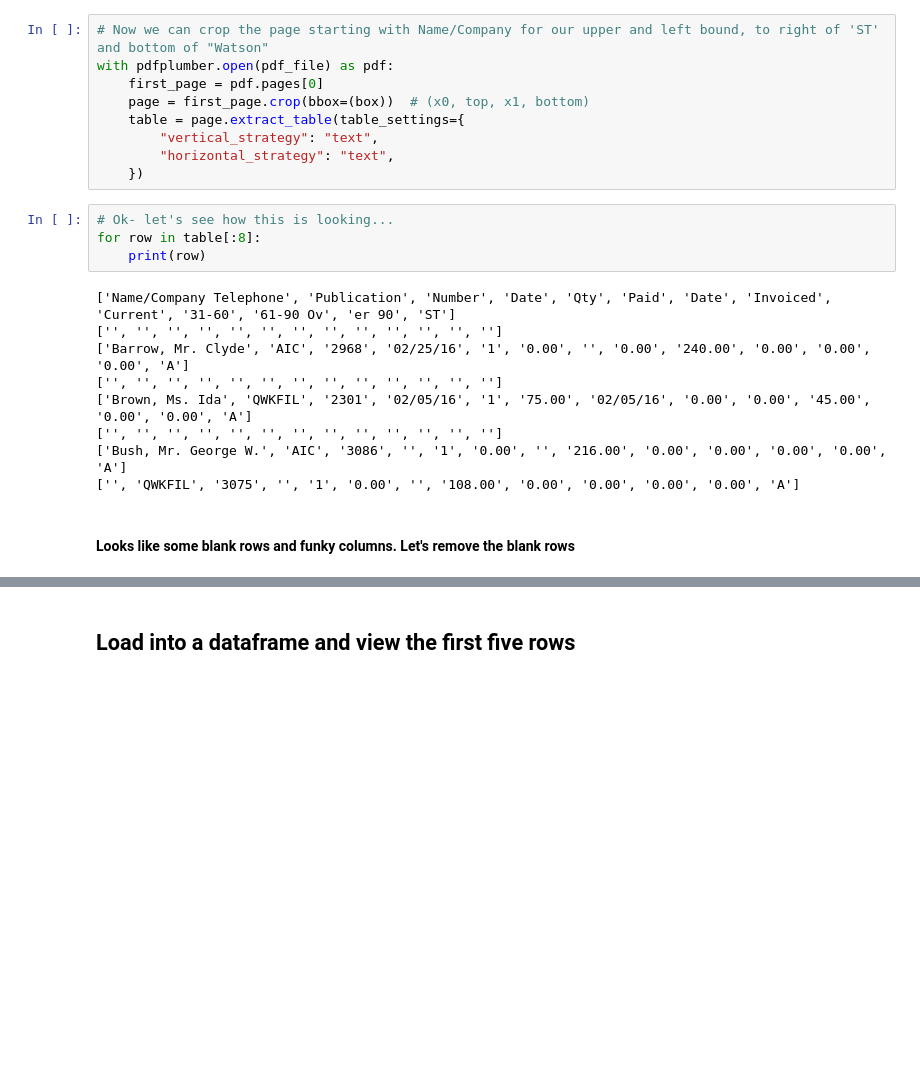
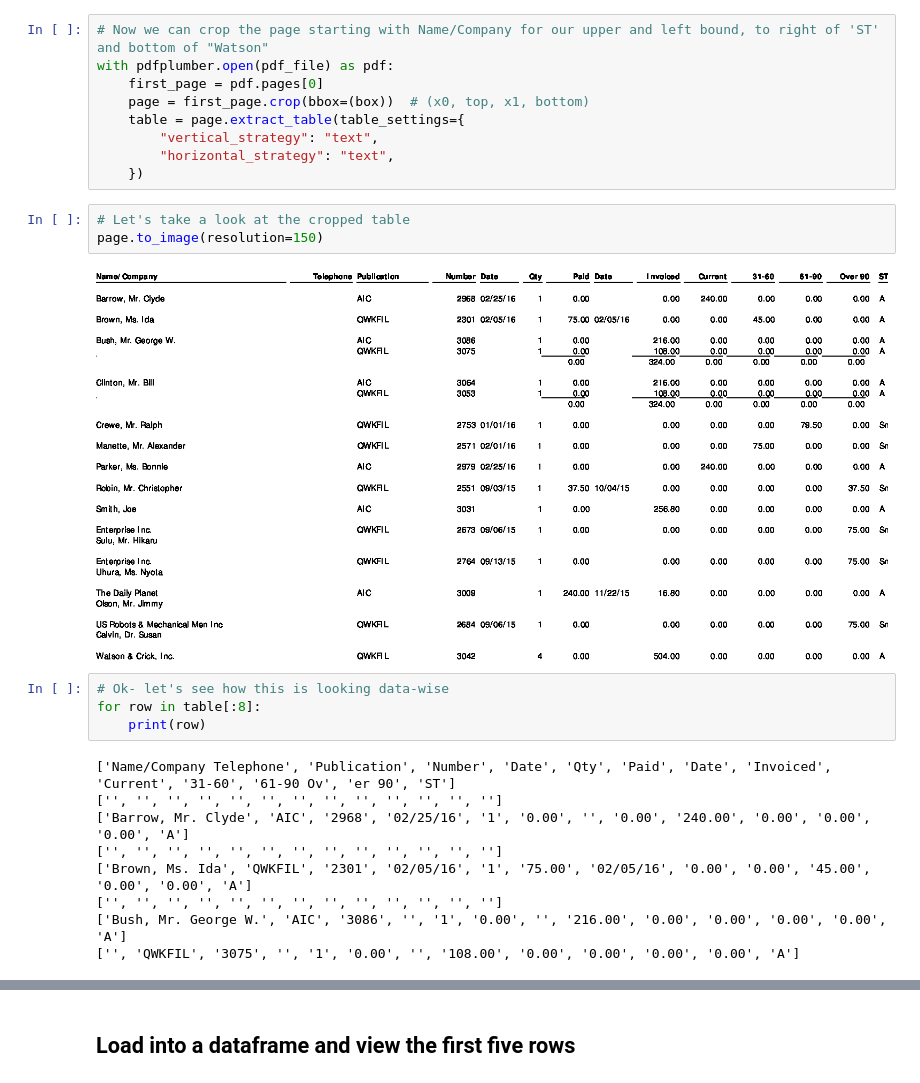
Before and after one commit to danshorstein/python4cpas, a Jupyter notebook: 03_parsing_pdf_files/AR Aging - working.ipynb, the cells around one changed output, grey strips where cells are left out. Cells and saved outputs as stored; diff of their text form; blank space fills up the shorter version.

```diff
--- a/03_parsing_pdf_files/AR Aging - working.ipynb
+++ b/03_parsing_pdf_files/AR Aging - working.ipynb
@@ -79,8 +83,13 @@ with pdfplumber.open(pdf_file) as pdf:
         "vertical_strategy": "text",
         "horizontal_strategy": "text",
     })
+# %%
+# Let's take a look at the cropped table
+page.to_image(resolution=150)
+# %% [output]
+[figure, added]
 # %%
-# Ok- let's see how this is looking...
+# Ok- let's see how this is looking data-wise
 for row in table[:8]:
     print(row)
 # %% [output]
@@ -92,5 +101,3 @@ for row in table[:8]:
 ['', '', '', '', '', '', '', '', '', '', '', '', '']
 ['Bush, Mr. George W.', 'AIC', '3086', '', '1', '0.00', '', '216.00', '0.00', '0.00', '0.00', '0.00', 'A']
 ['', 'QWKFIL', '3075', '', '1', '0.00', '', '108.00', '0.00', '0.00', '0.00', '0.00', 'A']
-# %% [markdown]
-#### Looks like some blank rows and funky columns. Let's remove the blank rows
```
Also changed, not shown: parts of 37 cells of this notebook, 1 other file.
